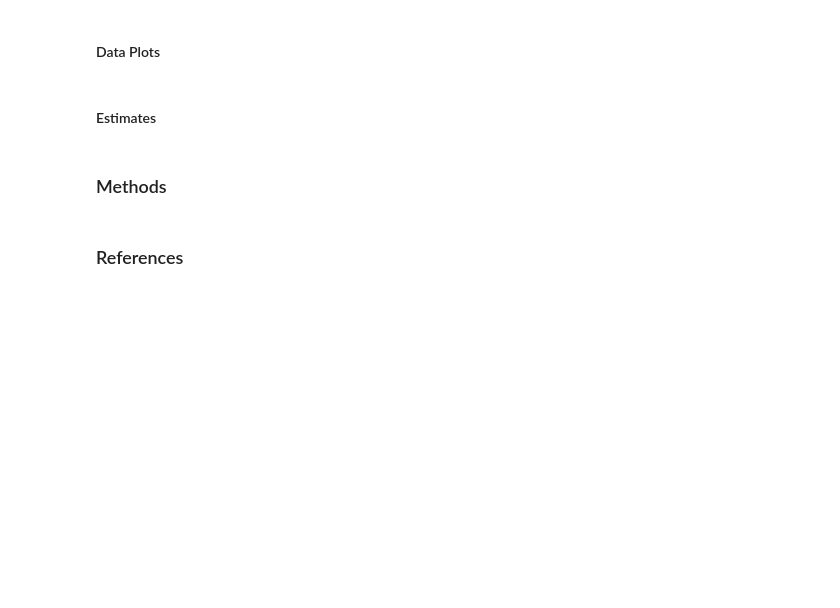
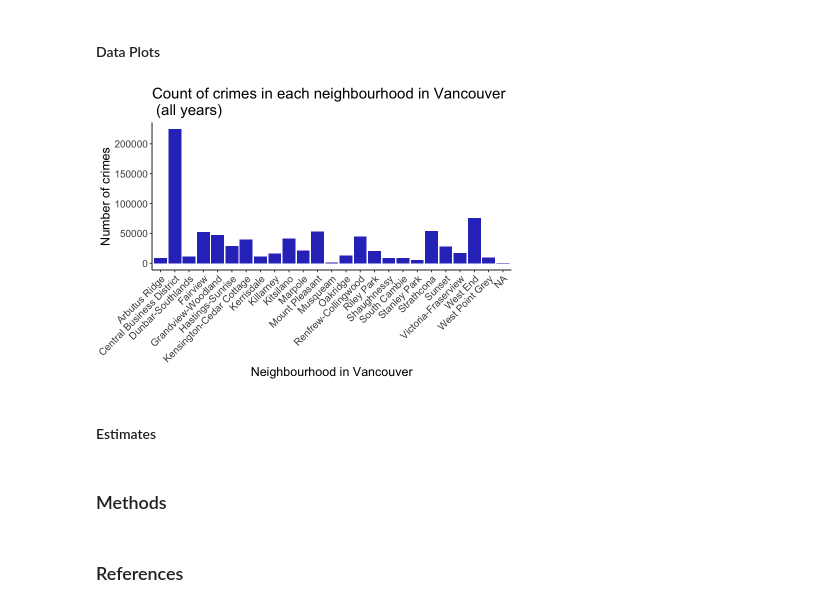
Before and after one commit to samnthorne/STAT201_Group40, a Jupyter notebook: Proposal.ipynb, the cells around one changed output. Cells and saved outputs as stored; diff of their text form; code cells hidden in the pictures; blank space fills up the shorter version.

Commit message:
Started preliminary data analysis
Read in data and made first visualization. Will continue later today and hopefully finish!

```diff
--- a/Proposal.ipynb
+++ b/Proposal.ipynb
@@ -23,2 +32,9 @@ The dataset used in the analysis is provided by the Vancouver Police Department
 # %% [markdown]
 #### Data import and cleaning
+# %%
+# Reading in data from a downloaded csv file.
+crimedata <- read_csv('crimedata_csv_AllNeighbourhoods_AllYears.csv')
+head(crimedata)
+
+########
+# DO WE NEED TO READ THIS DIRECTLY FROM THE WEB INSTEAD OF DOWNLOADING???
@@ -25,5 +59,27 @@ The dataset used in the analysis is provided by the Vancouver Police Department
+# %%
+# We decided to drop the columns of minute, month, day, hour, hundred_block, X and Y to answer our question
+# we want to see if there are trends of the Type each year in each neighbourhood
+selected_crimedata <- crimedata %>%
+    select('TYPE', 'YEAR', 'NEIGHBOURHOOD')
 # %% [markdown]
 #### Data Plots
+# %%
+# Visualization of the number of crimes in each neighbourhood
+options(repr.plot.height = 5, repr.plot.width = 7)
+
+neighbourhood_crime_vis <- selected_crimedata %>%
+    ggplot(aes(x = NEIGHBOURHOOD)) +
+    geom_bar(fill = '#333AC3') +
+    theme_classic()+
+    theme(text = element_text(size = 15),
+          axis.text.x = element_text(angle = 45, hjust = 1)) +
+    labs(title = 'Count of crimes in each neighbourhood in Vancouver \n (all years)',
+         x = 'Neighbourhood in Vancouver',
+         y = 'Number of crimes')
+
+neighbourhood_crime_vis
+# %% [output]
+[figure, added]
 # %% [markdown]
 #### Estimates
 # %% [markdown]
```
Also changed, not shown: parts of 2 cells of this notebook.
